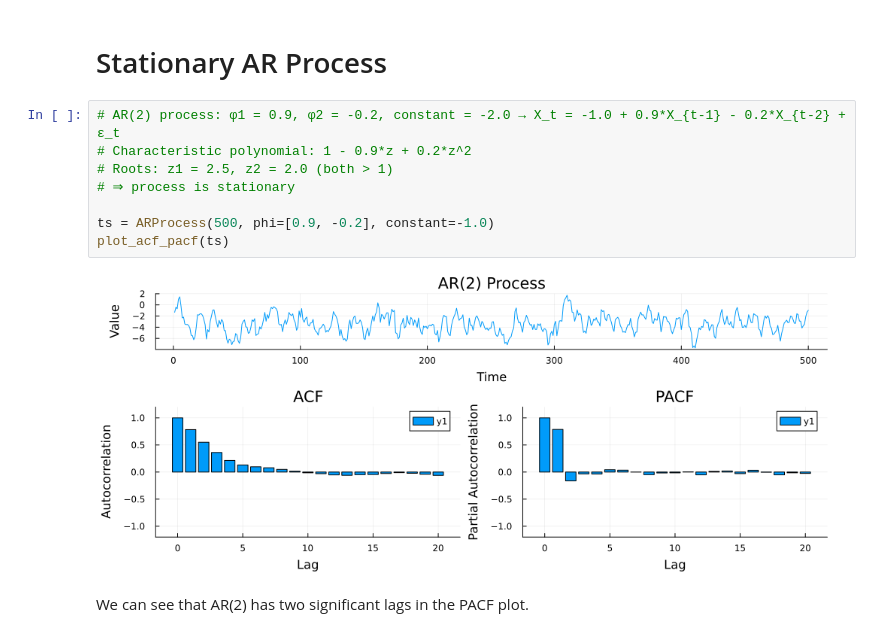
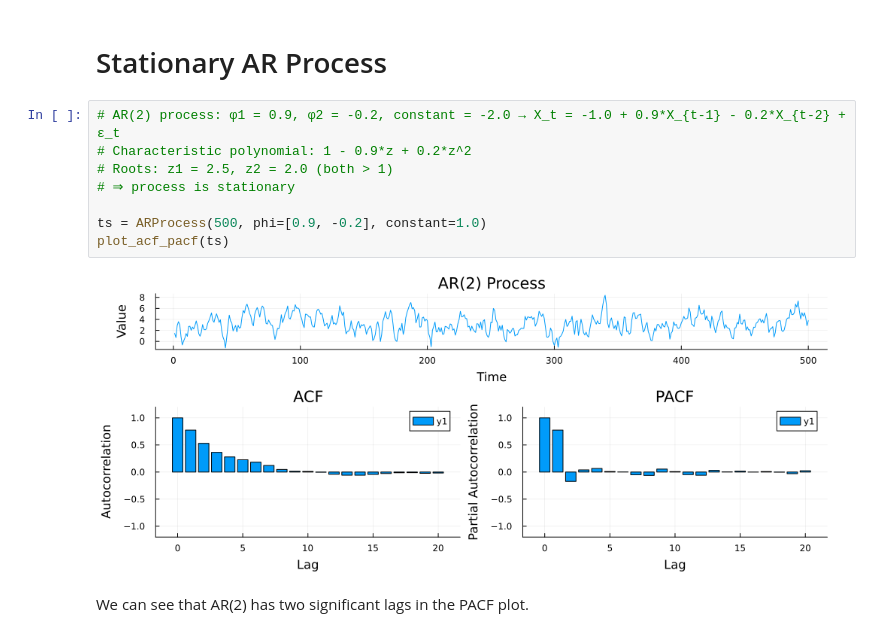
Before and after one commit to YannickGibson/TimeSeriesKit.jl, a Jupyter notebook: examples/acf_pacf.ipynb, the cells around one changed output. Cells and saved outputs as stored; diff of their text form.

```diff
--- a/examples/acf_pacf.ipynb
+++ b/examples/acf_pacf.ipynb
@@ -21,13 +15,13 @@ Pacf input vals: [10.0, 0.5112744617202103, 8.683587852938842, 3.558683489436334
 # %%
 # AR(2) process: φ1 = 0.9, φ2 = -0.2, constant = -2.0 → X_t = -1.0 + 0.9*X_{t-1} - 0.2*X_{t-2} + ε_t
 # Characteristic polynomial: 1 - 0.9*z + 0.2*z^2
 # Roots: z1 = 2.5, z2 = 2.0 (both > 1)
 # ⇒ process is stationary
 
-ts = ARProcess(500, phi=[0.9, -0.2], constant=-1.0)
+ts = ARProcess(500, phi=[0.9, -0.2], constant=1.0)
 plot_acf_pacf(ts)
 # %% [output]
-[figure, old version]
+[figure, new version]
 # %% [markdown]
 We can see that AR(2) has two significant lags in the PACF plot.
 # %% [markdown]
```
Also changed, not shown: parts of 5 cells of this notebook, 10 other files.
